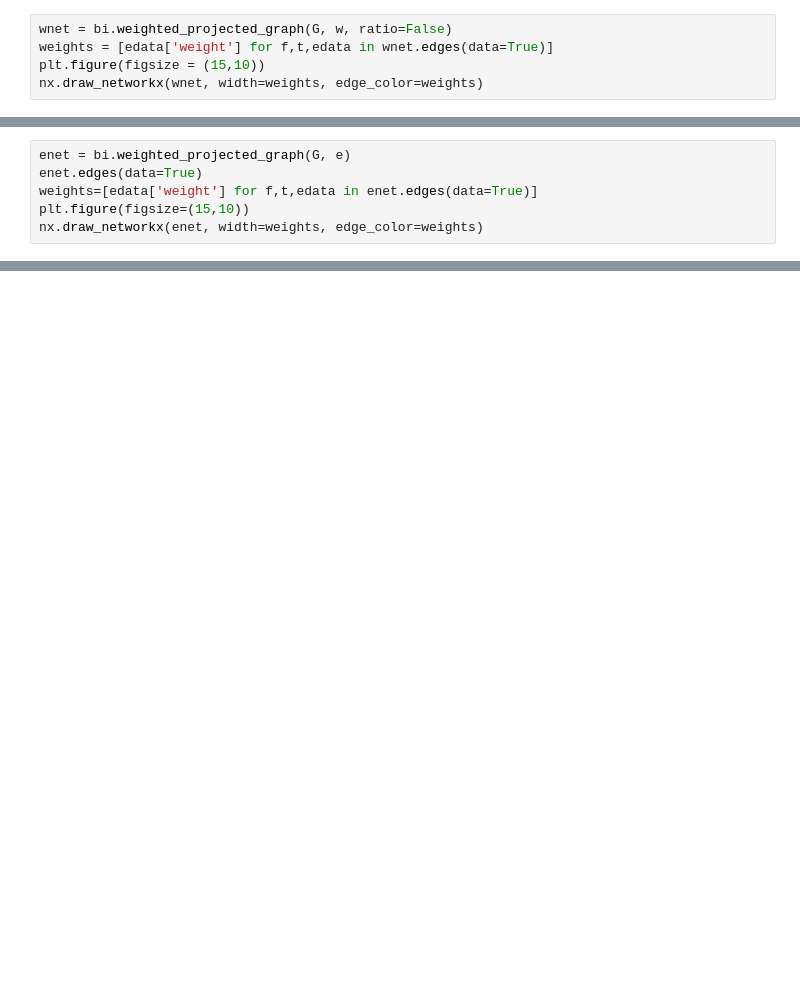
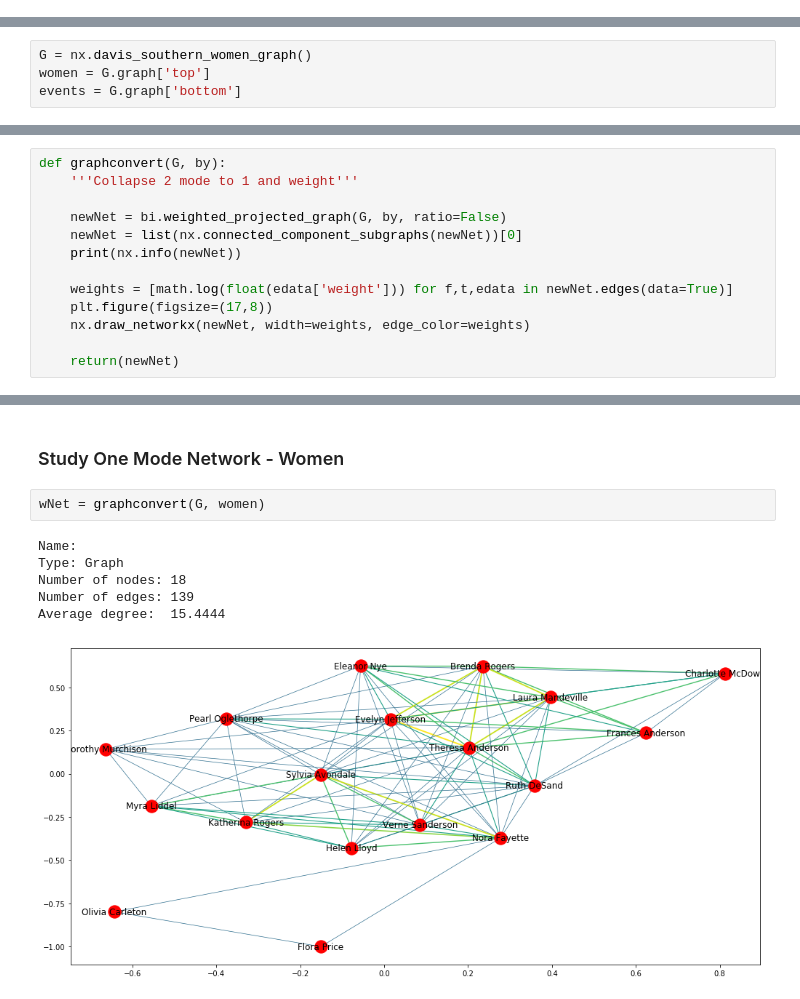
Before and after one commit to wwells/CUNY_DATA_620_GROUP, a Jupyter notebook: 3.2_Assignment/DATA620-HW3.2.ipynb, the cells around one changed output, grey strips where cells are left out. Cells and saved outputs as stored; diff of their text form; blank space fills up the shorter version.

```diff
--- a/3.2_Assignment/DATA620-HW3.2.ipynb
+++ b/3.2_Assignment/DATA620-HW3.2.ipynb
@@ -148,5 +0,0 @@ Seven women have greater betweennees centrality than the remaining women.
-# %%
-wnet = bi.weighted_projected_graph(G, w, ratio=False)
-weights = [edata['weight'] for f,t,edata in wnet.edges(data=True)]
-plt.figure(figsize = (15,10))
-nx.draw_networkx(wnet, width=weights, edge_color=weights)
@@ -207,6 +0,0 @@ Four events have greater betweennees centrality than the remaining events.
-# %%
-enet = bi.weighted_projected_graph(G, e)
-enet.edges(data=True)
-weights=[edata['weight'] for f,t,edata in enet.edges(data=True)]
-plt.figure(figsize=(15,10))
-nx.draw_networkx(enet, width=weights, edge_color=weights)
@@ -220,0 +28,4 @@ nx.draw_networkx(enet, width=weights, edge_color=weights)
+# %%
+G = nx.davis_southern_women_graph()
+women = G.graph['top']
+events = G.graph['bottom']
@@ -220,0 +50,13 @@ nx.draw_networkx(enet, width=weights, edge_color=weights)
+# %%
+def graphconvert(G, by):
+    '''Collapse 2 mode to 1 and weight'''
+
+    newNet = bi.weighted_projected_graph(G, by, ratio=False)
+    newNet = list(nx.connected_component_subgraphs(newNet))[0]
+    print(nx.info(newNet))
+
+    weights = [math.log(float(edata['weight'])) for f,t,edata in newNet.edges(data=True)]
+    plt.figure(figsize=(17,8))
+    nx.draw_networkx(newNet, width=weights, edge_color=weights)
+
+    return(newNet)
@@ -220,0 +106,11 @@ nx.draw_networkx(enet, width=weights, edge_color=weights)
+# %% [markdown]
+### Study One Mode Network - Women
+# %%
+wNet = graphconvert(G, women)
+# %% [output]
+Name:
+Type: Graph
+Number of nodes: 18
+Number of edges: 139
+Average degree:  15.4444
+[figure, added]
```
Also changed, not shown: parts of 39 cells of this notebook, 1 other file.
